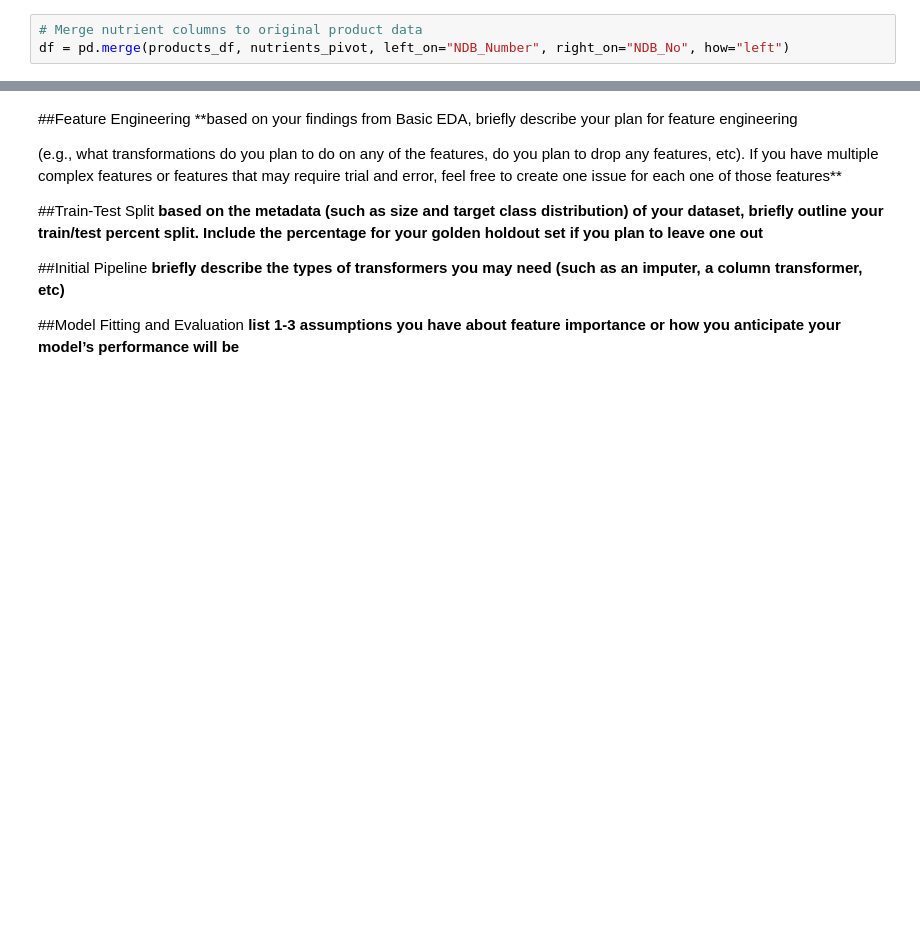
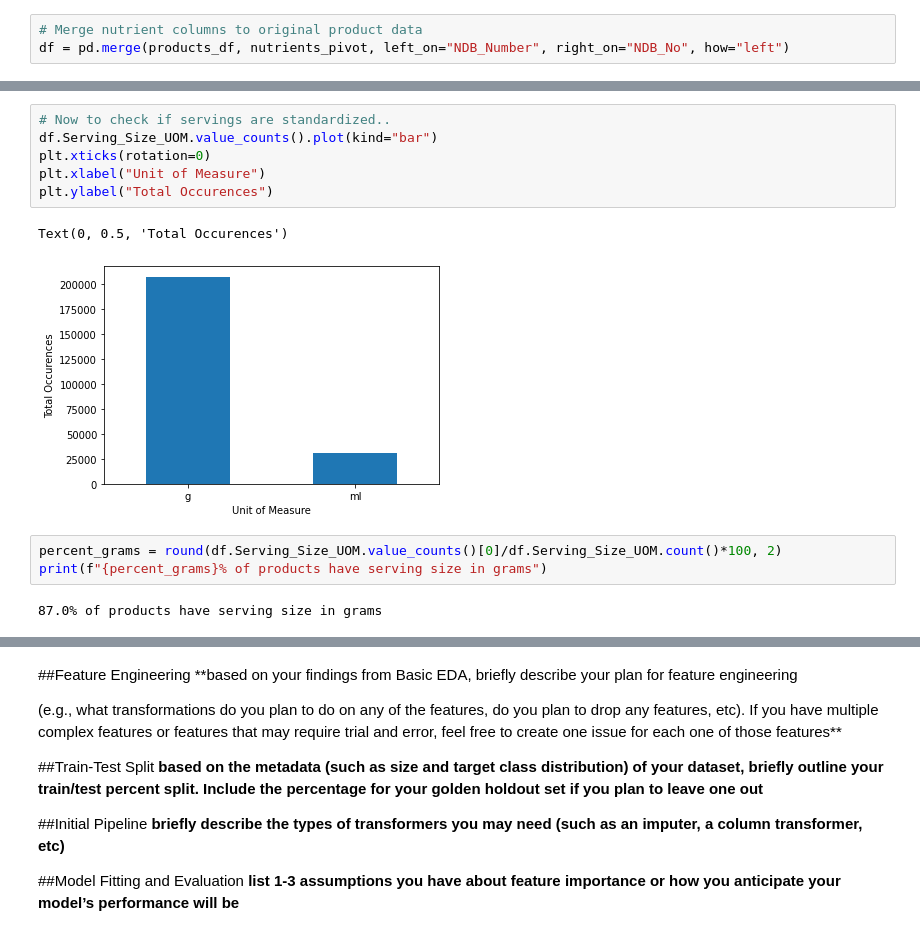
Before and after one commit to AlexanderNeuwirth/CS5265_Project1, a Jupyter notebook: CS5265_Project1.ipynb, the cells around one changed output, grey strips where cells are left out. Drawn from its saved outputs; the diff is of its cells as text; blank space fills up the shorter version.

```diff
--- a/CS5265_Project1.ipynb
+++ b/CS5265_Project1.ipynb
@@ -170,0 +229,14 @@ print(f"{round(df['Carbohydrate, by difference'].isna().sum()*100/len(df), 2)}%
+# %%
+# Now to check if servings are standardized..
+df.Serving_Size_UOM.value_counts().plot(kind="bar")
+plt.xticks(rotation=0)
+plt.xlabel("Unit of Measure")
+plt.ylabel("Total Occurences")
+# %% [output]
+Text(0, 0.5, 'Total Occurences')
+[figure, added]
+# %%
+percent_grams = round(df.Serving_Size_UOM.value_counts()[0]/df.Serving_Size_UOM.count()*100, 2)
+print(f"{percent_grams}% of products have serving size in grams")
+# %% [output]
+87.0% of products have serving size in grams
```
Also changed, not shown: parts of 29 cells of this notebook.
